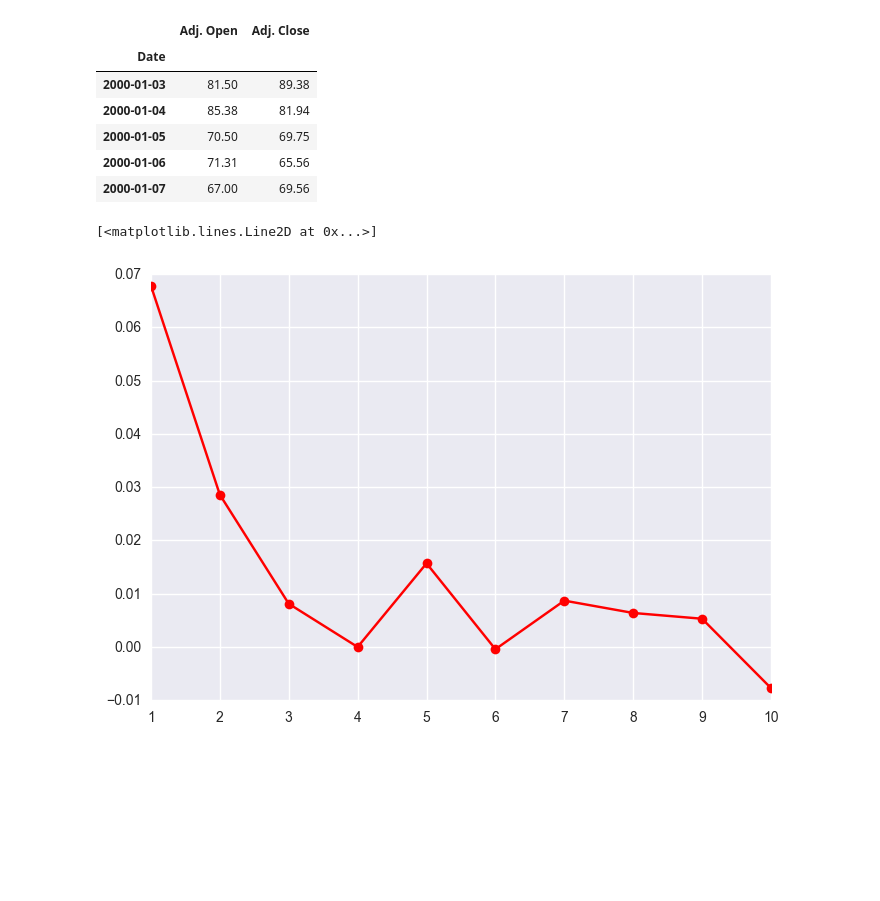
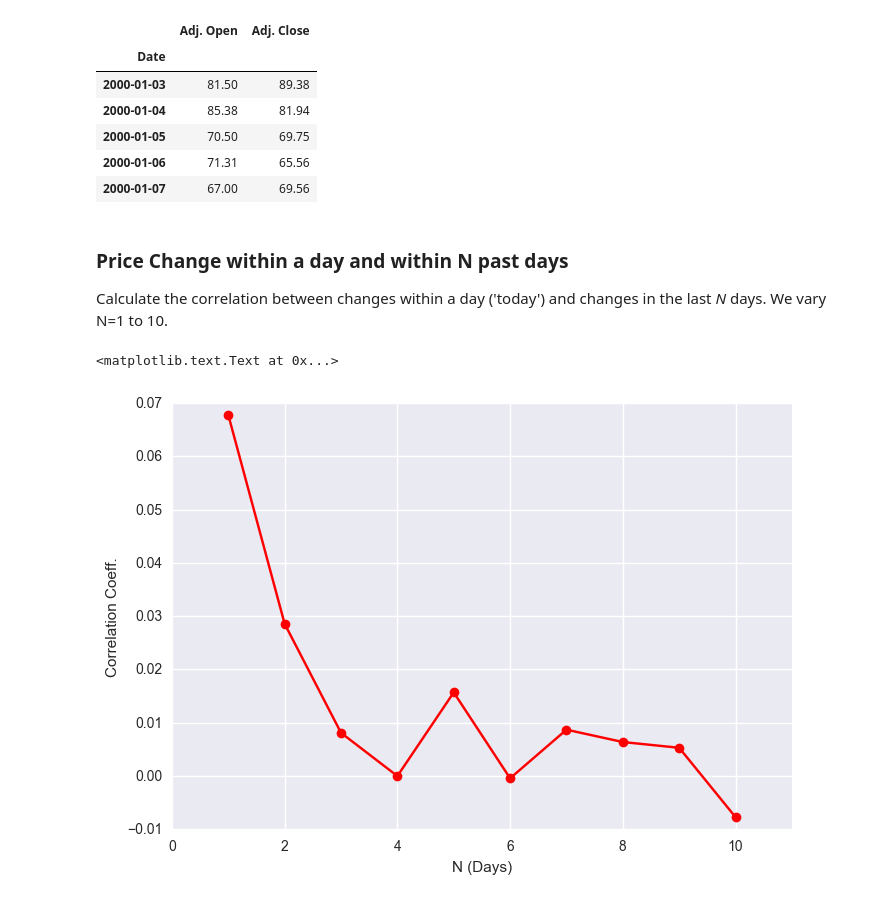
Before and after one commit to ngpraveen/Stock-Price, a Jupyter notebook: stock-prices.ipynb, the cells around one changed output. Cells and saved outputs as stored; diff of their text form; code cells hidden in the pictures; blank space fills up the shorter version.

```diff
--- a/stock-prices.ipynb
+++ b/stock-prices.ipynb
@@ -17,7 +17,7 @@ import pandas as pd
 # %%
 #quandl private key for large downloads.
 #Its hidden here for obvious reasons
-quandl.ApiConfig.api_key = "VzW1VZyP5zAHZ87C_bQe"
+quandl.ApiConfig.api_key = ""
 # %%
 #data scraping from Quandl. Quandl returns a Pandas dataframe, which is saved as df
 # First let's access Apple prices
@@ -48,21 +68,27 @@ df.head()
 | 2000-01-05 | 70.50 | 69.75 |
 | 2000-01-06 | 71.31 | 65.56 |
 | 2000-01-07 | 67.00 | 69.56 |
+# %% [markdown]
+### Price Change within a day and within N past days
+
+Calculate the correlation between changes within a day ('today') and changes in the last *N* days. We vary N=1 to 10.
 # %%
 corr =[]
 dtList = list(range(1,11))
 
 for dN in dtList:
     df['ShiftAdjOpen'] = df['Adj. Open'].shift(dN)
     df['1DayChange'] = df['Adj. Close']-df['Adj. Open']
     df['Shift1DayChange'] = df['1DayChange'].shift(-1)
     df['NDaysChange'] = df ['Adj. Close']-df['ShiftAdjOpen']
     df.drop(['1DayChange', 'ShiftAdjOpen'], axis=1, inplace=True)
     corr.append(np.corrcoef(df.dropna()['NDaysChange'], df.dropna()['Shift1DayChange'])[0][1])
-df.tail(10)
 
 plt.plot(dtList, corr, 'ro-', label='AAPL')
+plt.xlim((0,11))
+plt.xlabel('N (Days)')
+plt.ylabel('Correlation Coeff.')
 #corr
 # %% [output]
-[<matplotlib.lines.Line2D at 0x...>]
+<matplotlib.text.Text at 0x...>
-[figure, old version]
+[figure, new version]
```
Also changed, not shown: parts of 21 cells of this notebook.
